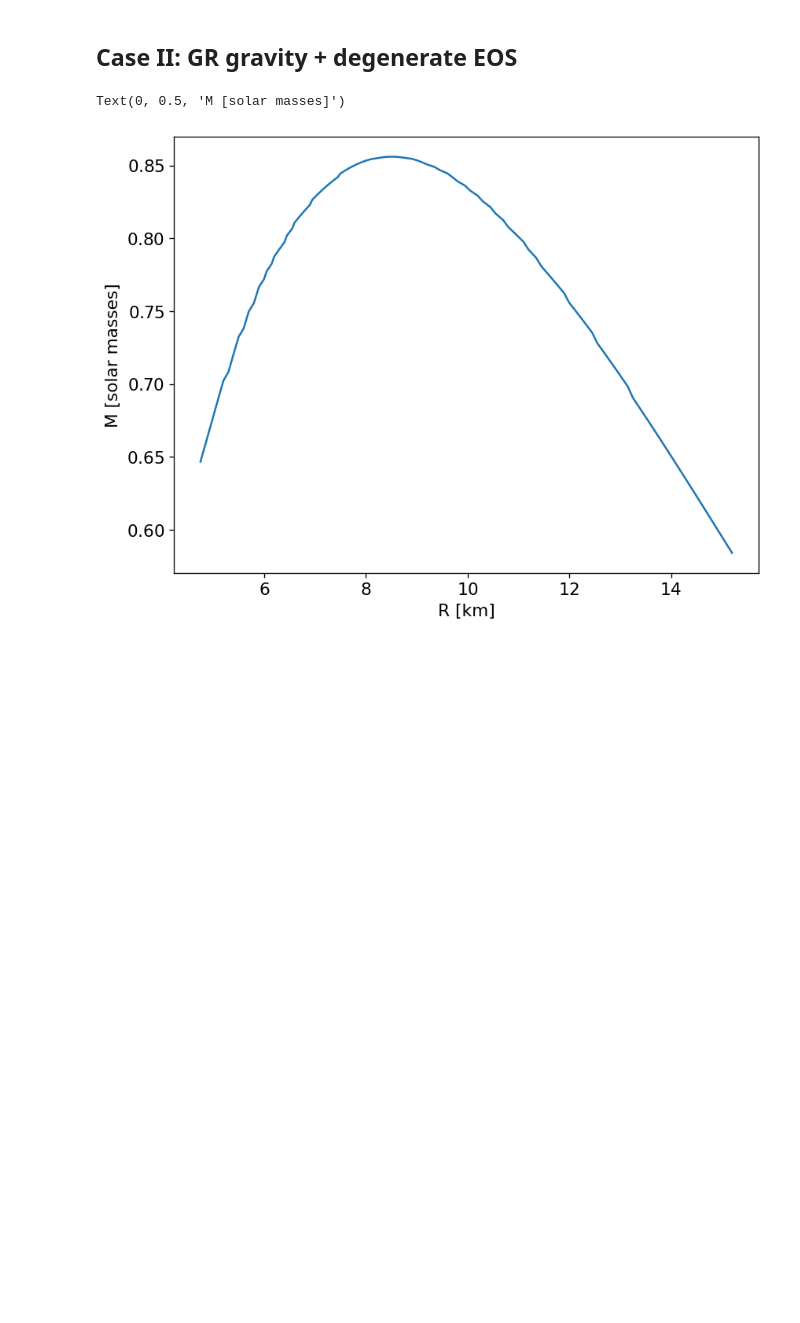
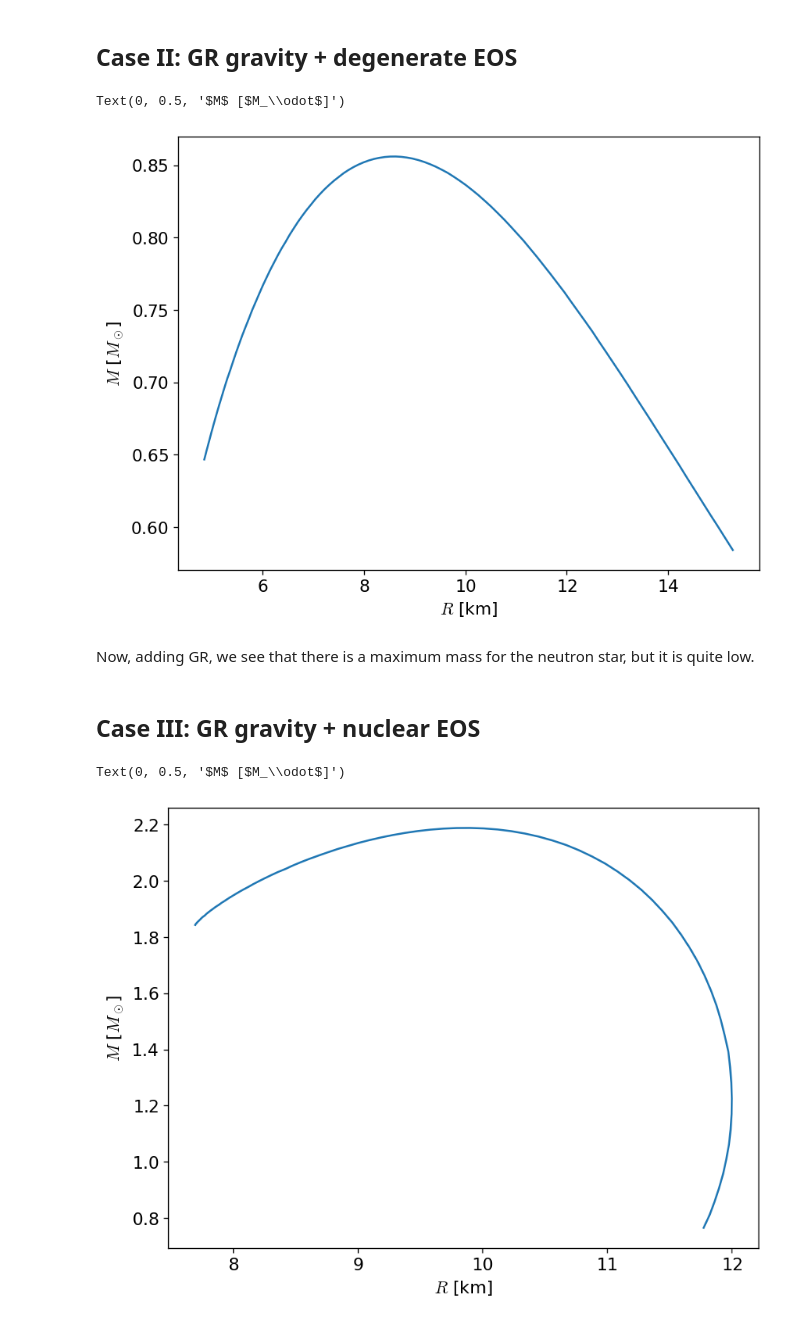
Before and after one commit to zingale/stars, a Jupyter notebook: notebooks/_sources/TOV/tov.ipynb, the cells around one changed output. Drawn from its saved outputs; the diff is of its cells as text; code cells hidden in the pictures; blank space fills up the shorter version.

```diff
--- a/notebooks/_sources/TOV/tov.ipynb
+++ b/notebooks/_sources/TOV/tov.ipynb
@@ -185,12 +238,12 @@ A stiff polytrope nuclear EOS
 # %%
 def pres_nuc(rho):
-    gamma = 2.8
-    K = 2.2552e-7
+    gamma = 2.5
+    K = 4.8e-3
 
     return K * rho**gamma
 
 def rho_nuc(pres):
-    gamma = 2.8
-    K = 2.2552e-7
+    gamma = 2.5
+    K = 4.8e-3
 
     return (pres / K)**(1.0 / gamma)
@@ -245,8 +302,39 @@ for rhoc in np.logspace(np.log10(5.e14), np.log10(5.e16), 100):
 fig, ax = plt.subplots()
 
 ax.plot(radius, mass)
-ax.set_xlabel("R [km]")
-ax.set_ylabel("M [solar masses]")
+ax.set_xlabel("$R$ [km]")
+ax.set_ylabel("$M$ [$M_\odot$]")
 # %% [output]
-Text(0, 0.5, 'M [solar masses]')
+Text(0, 0.5, '$M$ [$M_\\odot$]')
-[figure, old version]
+[figure, new version]
+# %% [markdown]
+Now, adding GR, we see that there is a maximum mass for the neutron star, but it is quite low.
+# %% [markdown]
+## Case III: GR gravity + nuclear EOS
+# %%
+ns3 = Integrator(rhs_tov, rhs_args=[rho_nuc],
+                 stop_cond=[("LT", 0.0), ("LT", 0.0)])
+
+R_max = 5.e6
+N = 1000
+
+# my vector is [m, p]
+mass = []
+radius = []
+for rhoc in np.logspace(np.log10(5.e14), np.log10(5.e16), 100):
+
+    Pc = pres_nuc(rhoc)
+
+    sol = ns3.integrate([0.0, Pc], R_max/N, R_max)
+
+    mass.append(sol["y0"][-1]/2.e33)
+    radius.append(sol["x"][-1]/1.e5)
+# %%
+fig, ax = plt.subplots()
+
+ax.plot(radius, mass)
+ax.set_xlabel("$R$ [km]")
+ax.set_ylabel("$M$ [$M_\odot$]")
+# %% [output]
+Text(0, 0.5, '$M$ [$M_\\odot$]')
+[figure, added]
```
Also changed, not shown: parts of 13 cells of this notebook, 51 other files.
